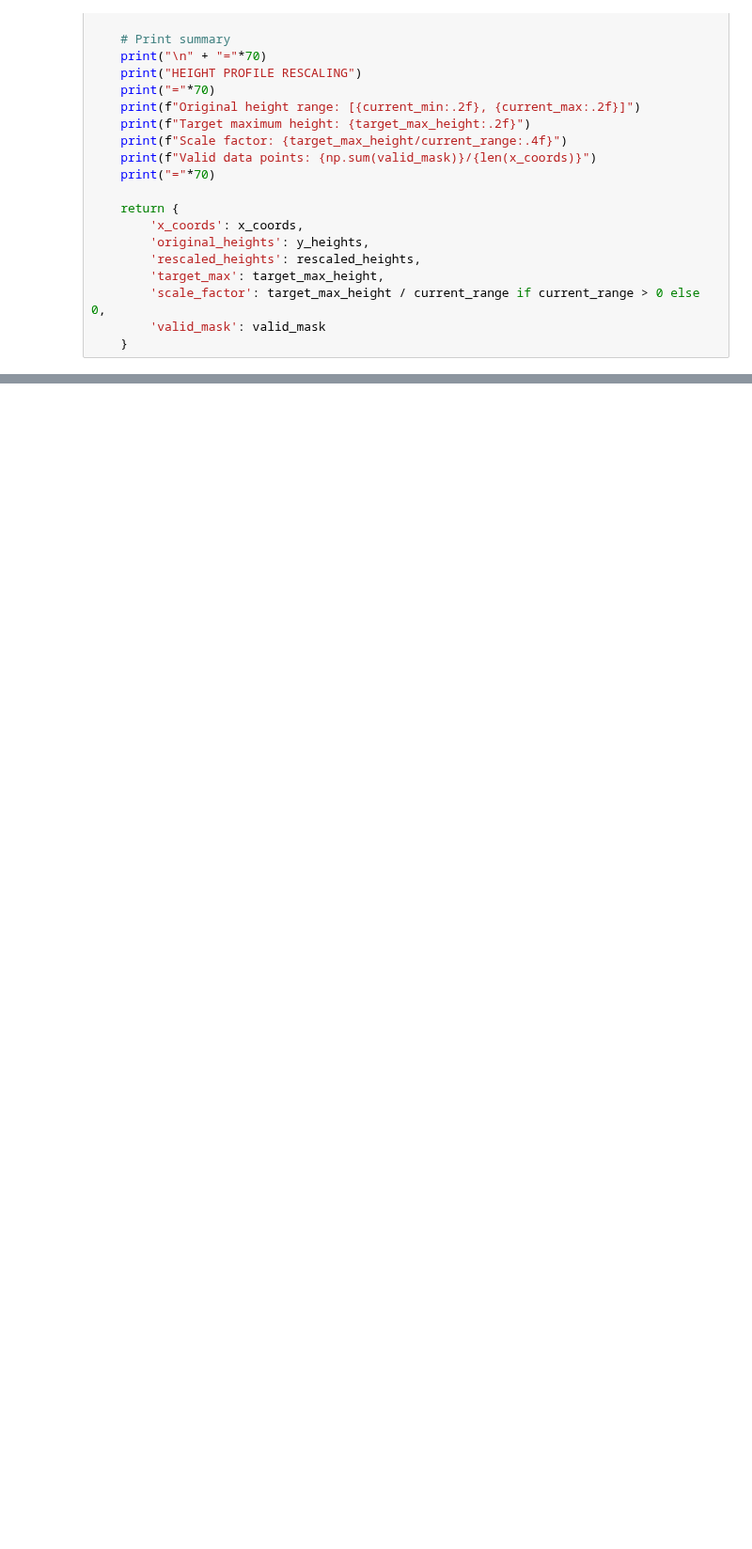
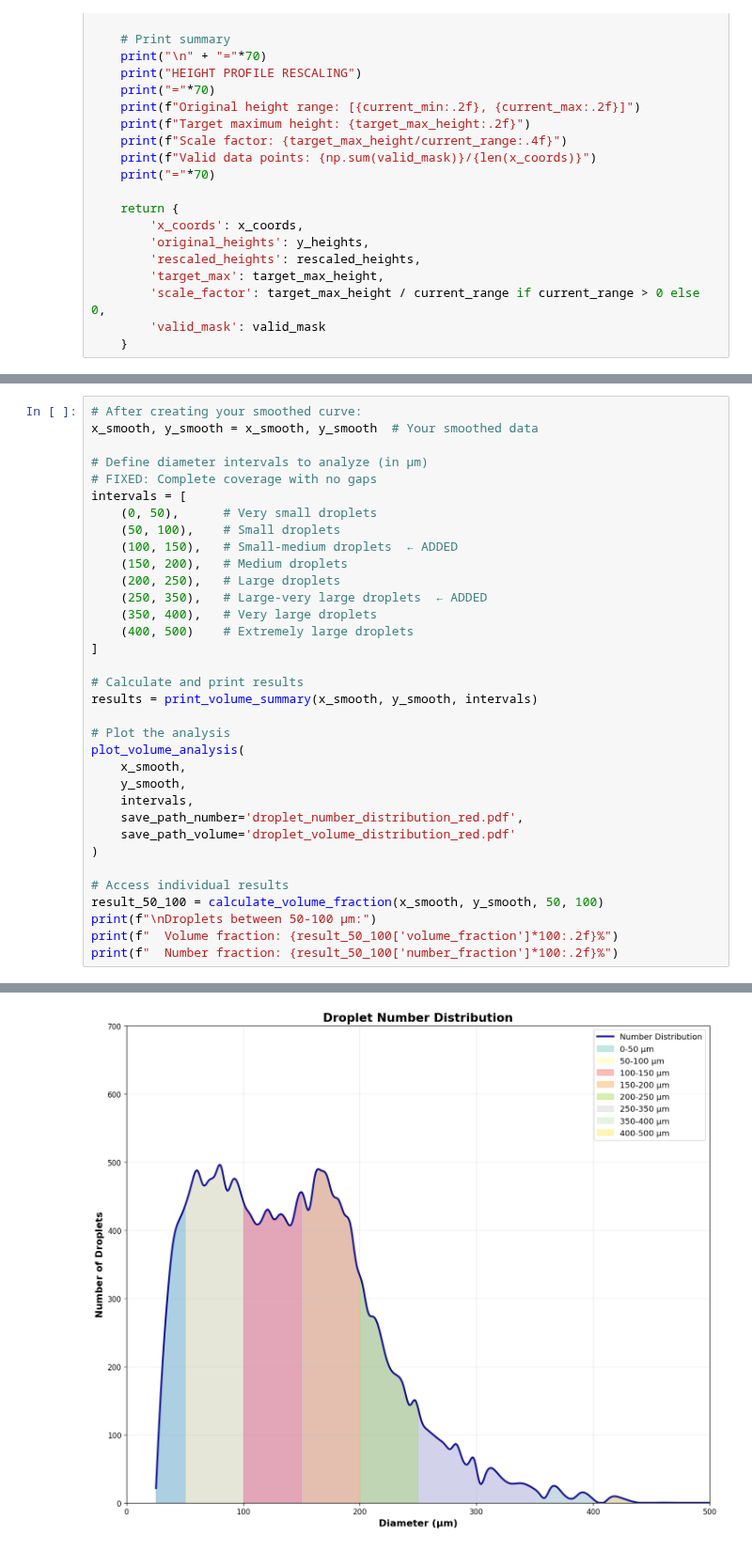
Before and after one commit to Matth3wc/Comp-Sim-Numerical-Methods, a Jupyter notebook: IsingModel/MainScript.ipynb, the cells around one changed output, grey strips where cells are left out. Shown at 94% size. Saved outputs shown, nothing was run; the diff lists cells and outputs as text; blank space fills up the shorter version.

```diff
--- a/IsingModel/MainScript.ipynb
+++ b/IsingModel/MainScript.ipynb
@@ -1765,0 +1852,35 @@ Curve maximum: 495.0 (target: 495.0)
+# %%
+# After creating your smoothed curve:
+x_smooth, y_smooth = x_smooth, y_smooth  # Your smoothed data
+
+# Define diameter intervals to analyze (in μm)
+# FIXED: Complete coverage with no gaps
+intervals = [
+    (0, 50),      # Very small droplets
+    (50, 100),    # Small droplets
+    (100, 150),   # Small-medium droplets  ← ADDED
+    (150, 200),   # Medium droplets
+    (200, 250),   # Large droplets
+    (250, 350),   # Large-very large droplets  ← ADDED
+    (350, 400),   # Very large droplets
+    (400, 500)    # Extremely large droplets
+]
+
+# Calculate and print results
+results = print_volume_summary(x_smooth, y_smooth, intervals)
+
+# Plot the analysis
+plot_volume_analysis(
+    x_smooth,
+    y_smooth,
+    intervals,
+    save_path_number='droplet_number_distribution_red.pdf',
+    save_path_volume='droplet_volume_distribution_red.pdf'
+)
+
+# Access individual results
+result_50_100 = calculate_volume_fraction(x_smooth, y_smooth, 50, 100)
+print(f"\nDroplets between 50-100 μm:")
+print(f"  Volume fraction: {result_50_100['volume_fraction']*100:.2f}%")
+print(f"  Number fraction: {result_50_100['number_fraction']*100:.2f}%")
+# %% [output]
@@ -1765,0 +1904 @@ Curve maximum: 495.0 (target: 495.0)
+[figure, added]
```
Also changed, not shown: parts of 12 cells of this notebook, 19 other files.
